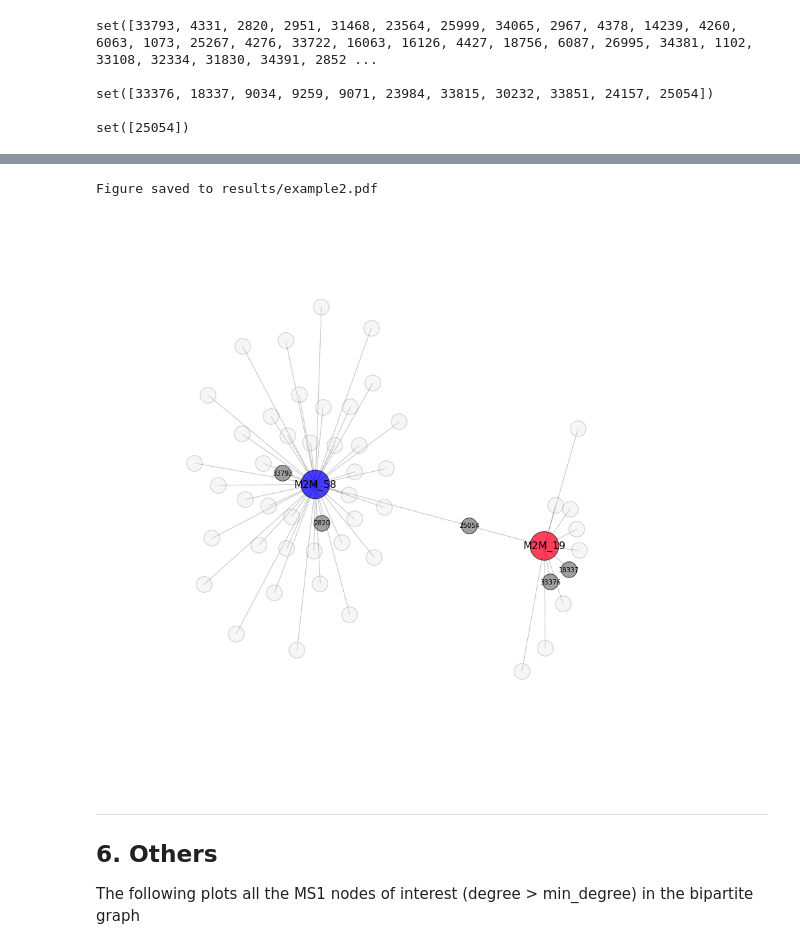
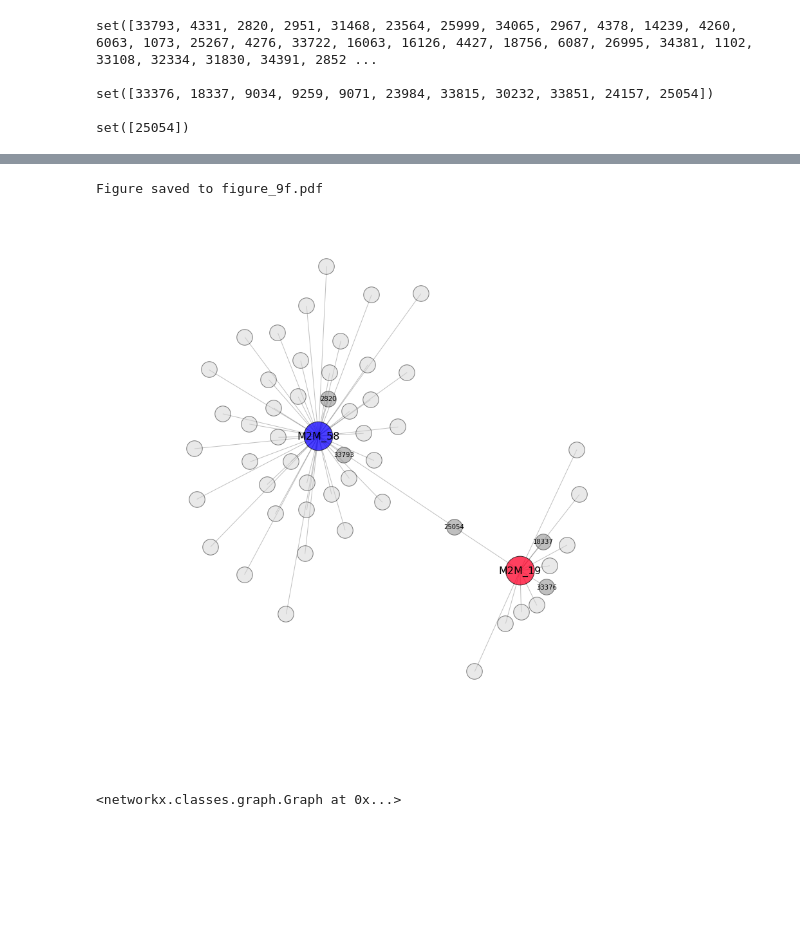
Before and after one commit to sdrogers/MS2LDA, a Jupyter notebook: notebooks/network_demo.ipynb, the cells around one changed output, grey strips where cells are left out. Cells and saved outputs as stored; diff of their text form; code cells hidden in the pictures; blank space fills up the shorter version.

```diff
--- a/notebooks/network_demo.ipynb
+++ b/notebooks/network_demo.ipynb
@@ -31,5 +34,5 @@ warnings.filterwarnings('ignore')
 
 Load Beer3pos project used by Justin and apply thresholding below.
 # %%
-ms2lda = Ms2Lda.resume_from('results/Manuscript_Beer3POSmode_EFassignerALL.project')
+ms2lda = Ms2Lda.resume_from('results/Manuscript_Beer3POSmode_EFassigner_ALLextended.project')
 # %% [output]
@@ -165,12 +286,7 @@ Figure saved to results/example1_4.pdf
 # %%
 # plot the network for these nodes
-plot_subgraph(G, m2m_list, ms1_list, motif_idx, motif_colour, save_to='results/example2.pdf')
+plot_subgraph(G, m2m_list, ms1_list, motif_idx, motif_colour, save_to='figure_9f.pdf')
 # %% [output]
-Figure saved to results/example2.pdf
+Figure saved to figure_9f.pdf
-[figure, old version]
+[figure, new version]
+<networkx.classes.graph.Graph at 0x...>
-# %% [markdown]
-<hr/>
-
-<h2>6. Others</h2>
-
-The following plots all the MS1 nodes of interest (degree > min_degree) in the bipartite graph
```
Also changed, not shown: parts of 6 cells of this notebook, 10 other files.
